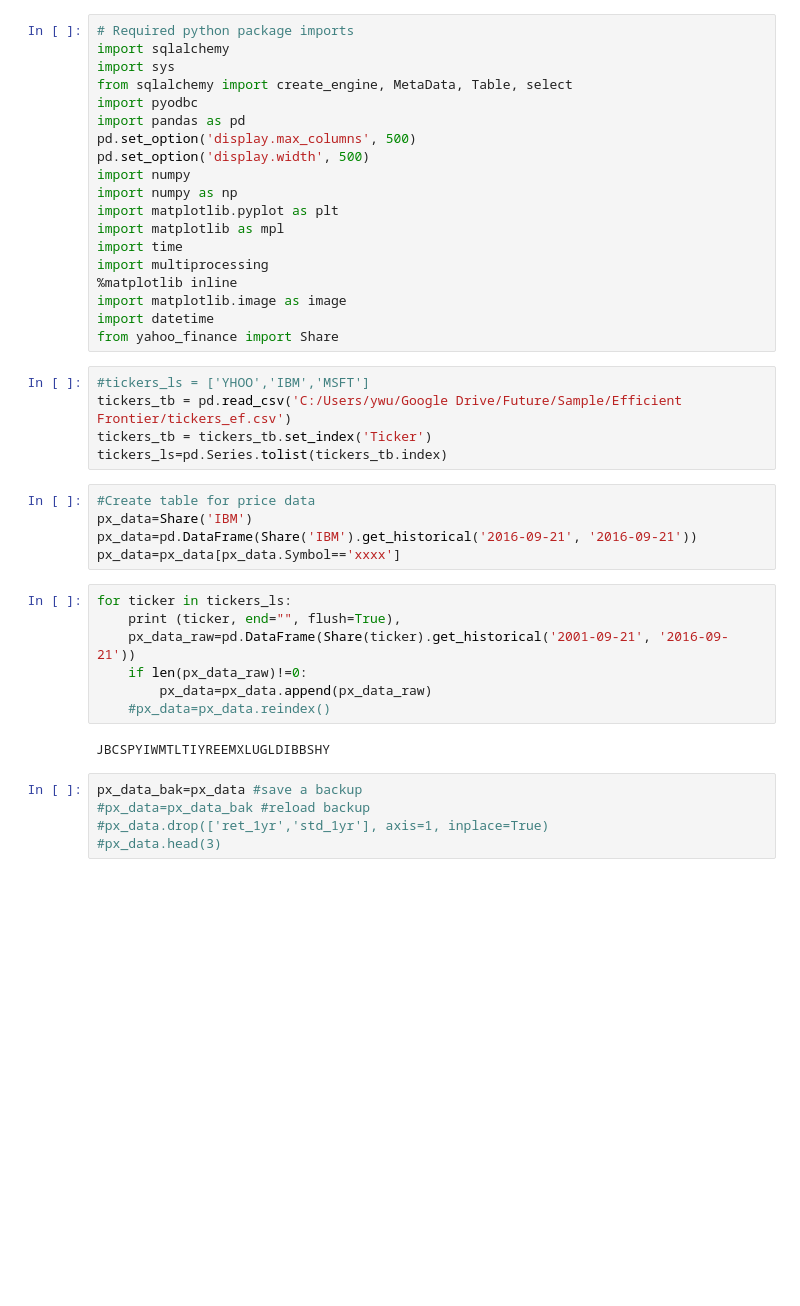
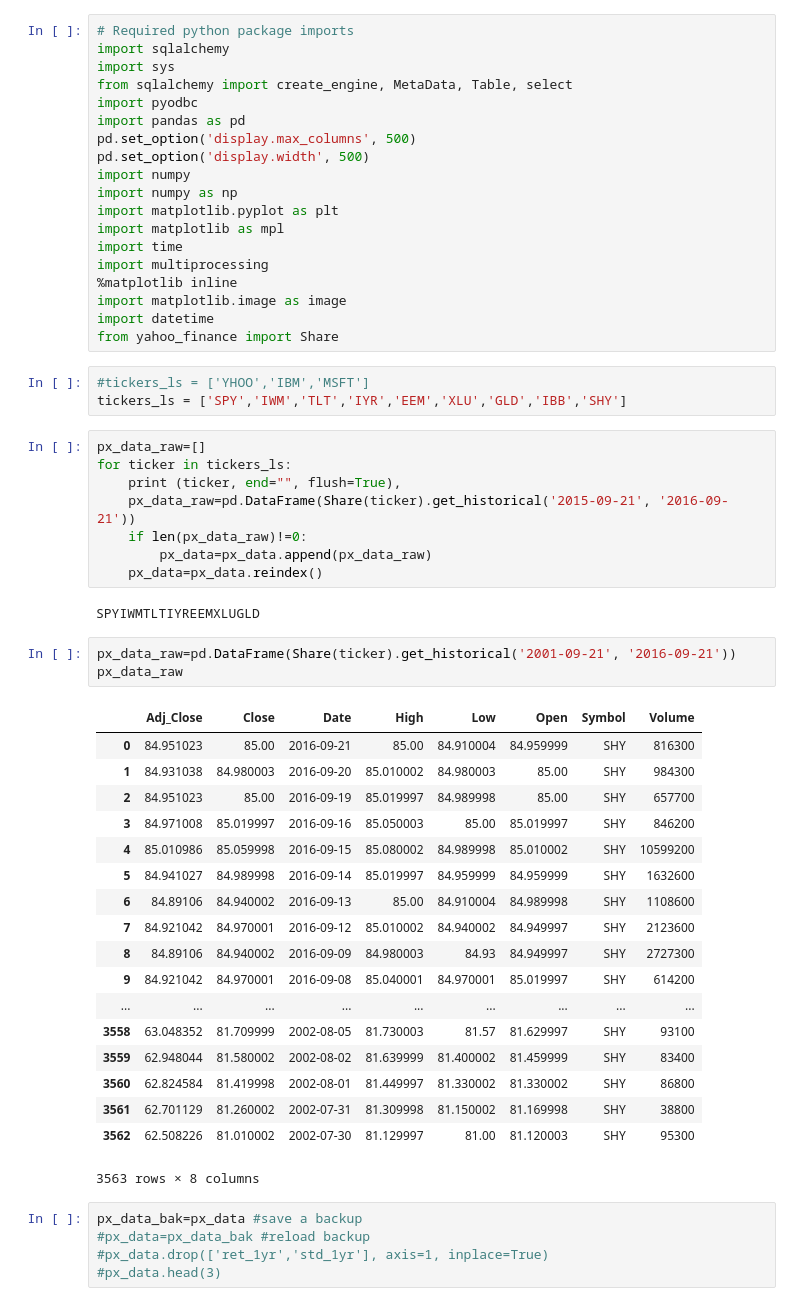
Before and after one commit to yanwu26/public_code, a Jupyter notebook: python/Generate Price Data for Efficient Frontier.ipynb, the cells around one changed output. Saved outputs shown, nothing was run; the diff lists cells and outputs as text; blank space fills up the shorter version.

```diff
--- a/python/Generate Price Data for Efficient Frontier.ipynb
+++ b/python/Generate Price Data for Efficient Frontier.ipynb
@@ -17,25 +17,41 @@ import multiprocessing
 import matplotlib.image as image
 import datetime
 from yahoo_finance import Share
-# %%
-#tickers_ls = ['YHOO','IBM','MSFT']
-tickers_tb = pd.read_csv('C:/Users/ywu/Google Drive/Future/Sample/Efficient Frontier/tickers_ef.csv')
-tickers_tb = tickers_tb.set_index('Ticker')
-tickers_ls=pd.Series.tolist(tickers_tb.index)
+# %%
+#tickers_ls = ['YHOO','IBM','MSFT']
+tickers_ls = ['SPY','IWM','TLT','IYR','EEM','XLU','GLD','IBB','SHY']
+# %%
+px_data_raw=[]
+for ticker in tickers_ls:
+    print (ticker, end="", flush=True),
+    px_data_raw=pd.DataFrame(Share(ticker).get_historical('2015-09-21', '2016-09-21'))
+    if len(px_data_raw)!=0:
+        px_data=px_data.append(px_data_raw)
+    px_data=px_data.reindex()
+# %% [output]
+SPYIWMTLTIYREEMXLUGLD
 # %%
-#Create table for price data
-px_data=Share('IBM')
-px_data=pd.DataFrame(Share('IBM').get_historical('2016-09-21', '2016-09-21'))
-px_data=px_data[px_data.Symbol=='xxxx']
+px_data_raw=pd.DataFrame(Share(ticker).get_historical('2001-09-21', '2016-09-21'))
+px_data_raw
+# %% [output]
+|  | Adj_Close | Close | Date | High | Low | Open | Symbol | Volume |
+| 0 | 84.951023 | 85.00 | 2016-09-21 | 85.00 | 84.910004 | 84.959999 | SHY | 816300 |
+| 1 | 84.931038 | 84.980003 | 2016-09-20 | 85.010002 | 84.980003 | 85.00 | SHY | 984300 |
+| 2 | 84.951023 | 85.00 | 2016-09-19 | 85.019997 | 84.989998 | 85.00 | SHY | 657700 |
+| 3 | 84.971008 | 85.019997 | 2016-09-16 | 85.050003 | 85.00 | 85.019997 | SHY | 846200 |
+| 4 | 85.010986 | 85.059998 | 2016-09-15 | 85.080002 | 84.989998 | 85.010002 | SHY | 10599200 |
+| 5 | 84.941027 | 84.989998 | 2016-09-14 | 85.019997 | 84.959999 | 84.959999 | SHY | 1632600 |
+| 6 | 84.89106 | 84.940002 | 2016-09-13 | 85.00 | 84.910004 | 84.989998 | SHY | 1108600 |
+| 7 | 84.921042 | 84.970001 | 2016-09-12 | 85.010002 | 84.940002 | 84.949997 | SHY | 2123600 |
+| 8 | 84.89106 | 84.940002 | 2016-09-09 | 84.980003 | 84.93 | 84.949997 | SHY | 2727300 |
+| 9 | 84.921042 | 84.970001 | 2016-09-08 | 85.040001 | 84.970001 | 85.019997 | SHY | 614200 |
+| ... | ... | ... | ... | ... | ... | ... | ... | ... |
+| 3558 | 63.048352 | 81.709999 | 2002-08-05 | 81.730003 | 81.57 | 81.629997 | SHY | 93100 |
+| 3559 | 62.948044 | 81.580002 | 2002-08-02 | 81.639999 | 81.400002 | 81.459999 | SHY | 83400 |
+| 3560 | 62.824584 | 81.419998 | 2002-08-01 | 81.449997 | 81.330002 | 81.330002 | SHY | 86800 |
+| 3561 | 62.701129 | 81.260002 | 2002-07-31 | 81.309998 | 81.150002 | 81.169998 | SHY | 38800 |
+| 3562 | 62.508226 | 81.010002 | 2002-07-30 | 81.129997 | 81.00 | 81.120003 | SHY | 95300 |
+3563 rows × 8 columns
-# %%
-for ticker in tickers_ls:
-    print (ticker, end="", flush=True),
-    px_data_raw=pd.DataFrame(Share(ticker).get_historical('2001-09-21', '2016-09-21'))
-    if len(px_data_raw)!=0:
-        px_data=px_data.append(px_data_raw)
-    #px_data=px_data.reindex()
-# %% [output]
-JBCSPYIWMTLTIYREEMXLUGLDIBBSHY
 # %%
 px_data_bak=px_data #save a backup
 #px_data=px_data_bak #reload backup
```
Also changed, not shown: 1 other file.
